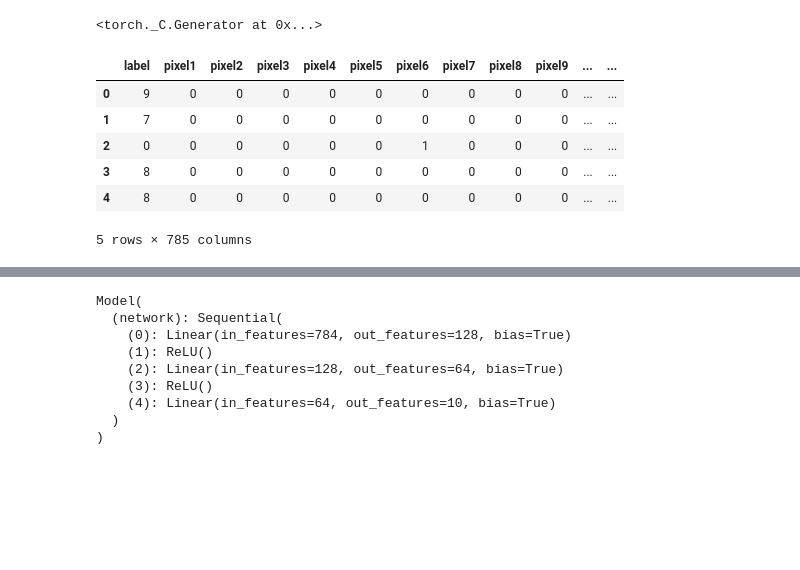
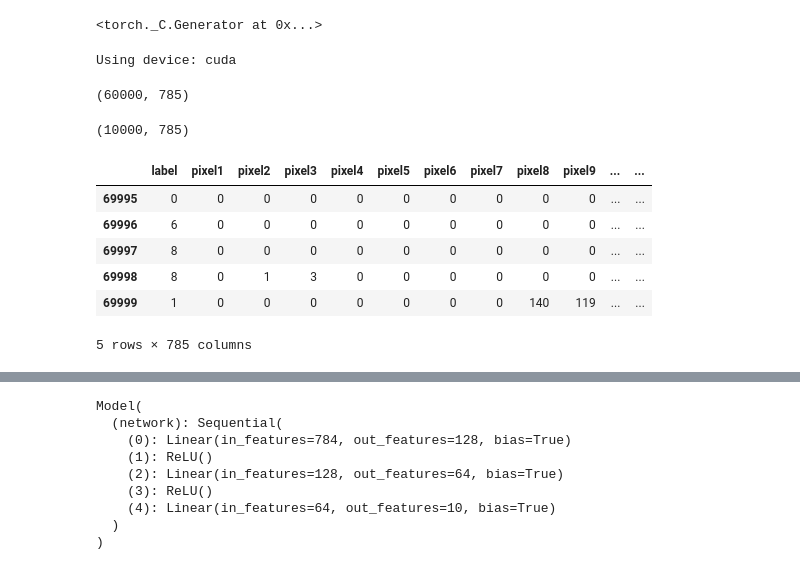
Before and after one commit to anjal-ai/PyTorch, a Jupyter notebook: 07_ann_fashion_mnist_pytorch.ipynb, the cells around one changed output, grey strips where cells are left out. Saved outputs shown, nothing was run; the diff lists cells and outputs as text; code cells hidden in the pictures; blank space fills up the shorter version.

```diff
--- a/07_ann_fashion_mnist_pytorch.ipynb
+++ b/07_ann_fashion_mnist_pytorch.ipynb
@@ -22,12 +15,30 @@ df = pd.read_csv('/content/mydrive/MyDrive/PyTorch /fmnist_small.csv')
+# %%
+device = torch.device("cuda" if torch.cuda.is_available() else "cpu")
+print("Using device:", device)
+# %% [output]
+Using device: cuda
+# %%
+df_train = pd.read_csv("/kaggle/input/fashionmnist/fashion-mnist_train.csv")
+df_test = pd.read_csv("/kaggle/input/fashionmnist/fashion-mnist_test.csv")
+# %%
+df_train.shape
+# %% [output]
+(60000, 785)
+# %%
+df_test.shape
+# %% [output]
+(10000, 785)
+# %%
+df = pd.concat([df_train, df_test], ignore_index=True)
 # %%
-df.head()
+df.tail()
 # %% [output]
 |  | label | pixel1 | pixel2 | pixel3 | pixel4 | pixel5 | pixel6 | pixel7 | pixel8 | pixel9 | ... | ... |
-| 0 | 9 | 0 | 0 | 0 | 0 | 0 | 0 | 0 | 0 | 0 | ... | ... |
-| 1 | 7 | 0 | 0 | 0 | 0 | 0 | 0 | 0 | 0 | 0 | ... | ... |
-| 2 | 0 | 0 | 0 | 0 | 0 | 0 | 1 | 0 | 0 | 0 | ... | ... |
-| 3 | 8 | 0 | 0 | 0 | 0 | 0 | 0 | 0 | 0 | 0 | ... | ... |
-| 4 | 8 | 0 | 0 | 0 | 0 | 0 | 0 | 0 | 0 | 0 | ... | ... |
+| 69995 | 0 | 0 | 0 | 0 | 0 | 0 | 0 | 0 | 0 | 0 | ... | ... |
+| 69996 | 6 | 0 | 0 | 0 | 0 | 0 | 0 | 0 | 0 | 0 | ... | ... |
+| 69997 | 8 | 0 | 0 | 0 | 0 | 0 | 0 | 0 | 0 | 0 | ... | ... |
+| 69998 | 8 | 0 | 1 | 3 | 0 | 0 | 0 | 0 | 0 | 0 | ... | ... |
+| 69999 | 1 | 0 | 0 | 0 | 0 | 0 | 0 | 0 | 140 | 119 | ... | ... |
 5 rows × 785 columns
 # %%
 df.shape
```
Also changed, not shown: parts of 9 cells of this notebook.
